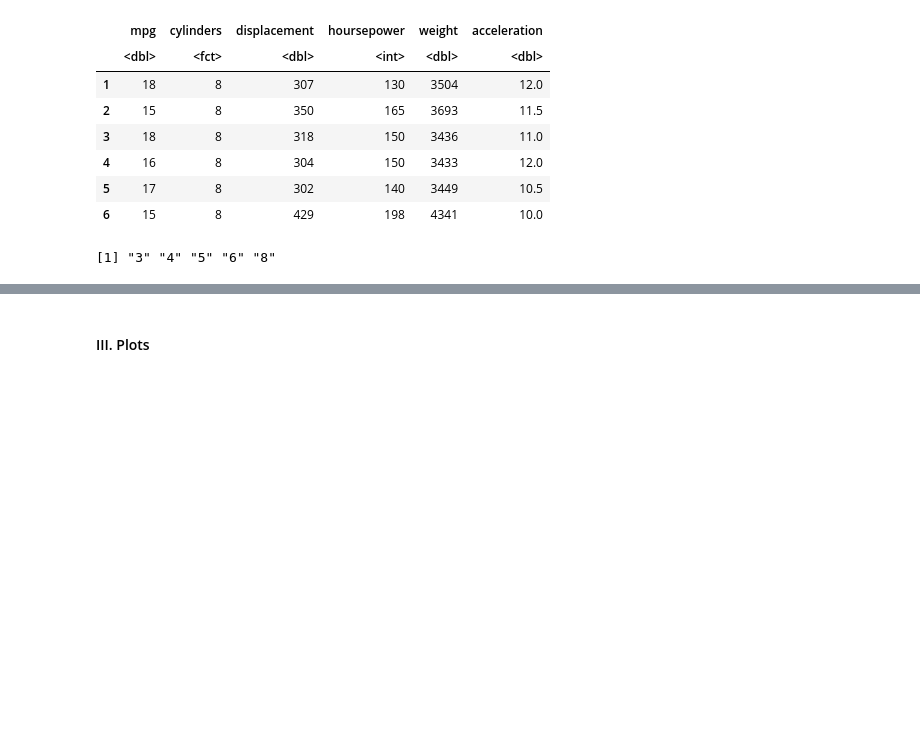
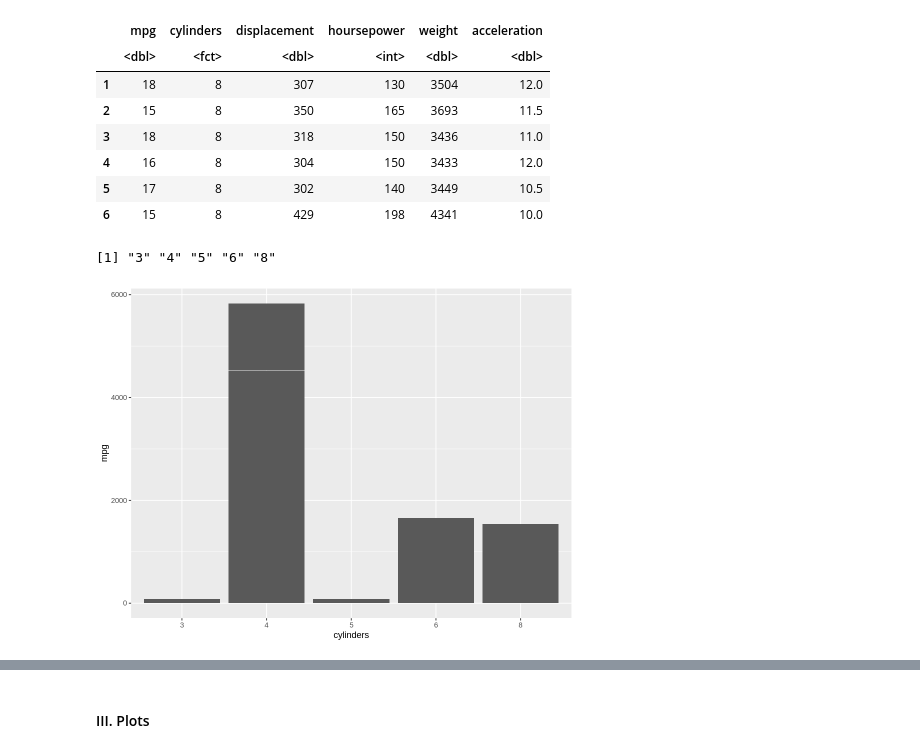
Before and after one commit to Jingfei-li/stat301-project, a Jupyter notebook: project_proposal.ipynb, the cells around one changed output, grey strips where cells are left out. Cells and saved outputs as stored; diff of their text form; code cells hidden in the pictures; blank space fills up the shorter version.

```diff
--- a/project_proposal.ipynb
+++ b/project_proposal.ipynb
@@ -111,3 +122,9 @@ A data.frame: 6 × 6
 | 5 | 17 | 8 | 302 | 140 | 3449 | 10.5 |
 | 6 | 15 | 8 | 429 | 198 | 4341 | 10.0 |
 [1] "3" "4" "5" "6" "8"
+# %%
+p<-ggplot(data=mpg_data, aes(x=cylinders, y=mpg)) +
+  geom_bar(stat="identity")
+p
+# %% [output]
+[figure, added]
```
Also changed, not shown: parts of 12 cells of this notebook.
